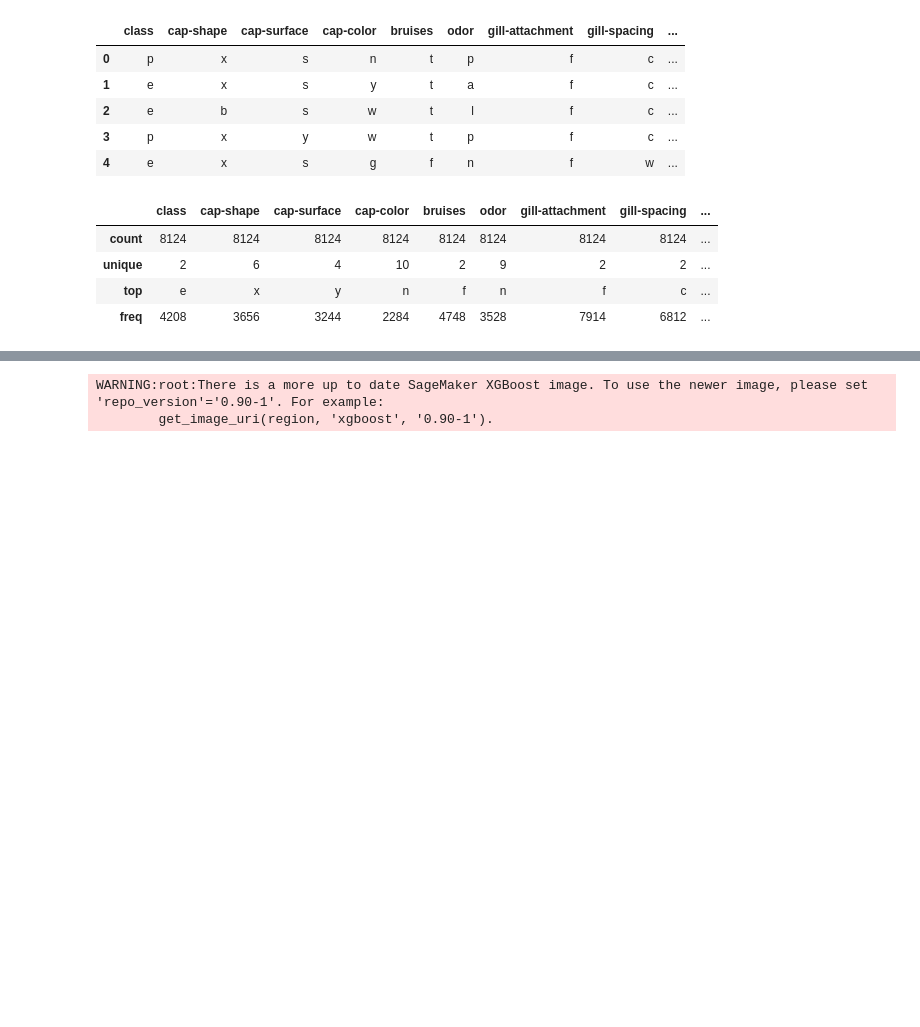
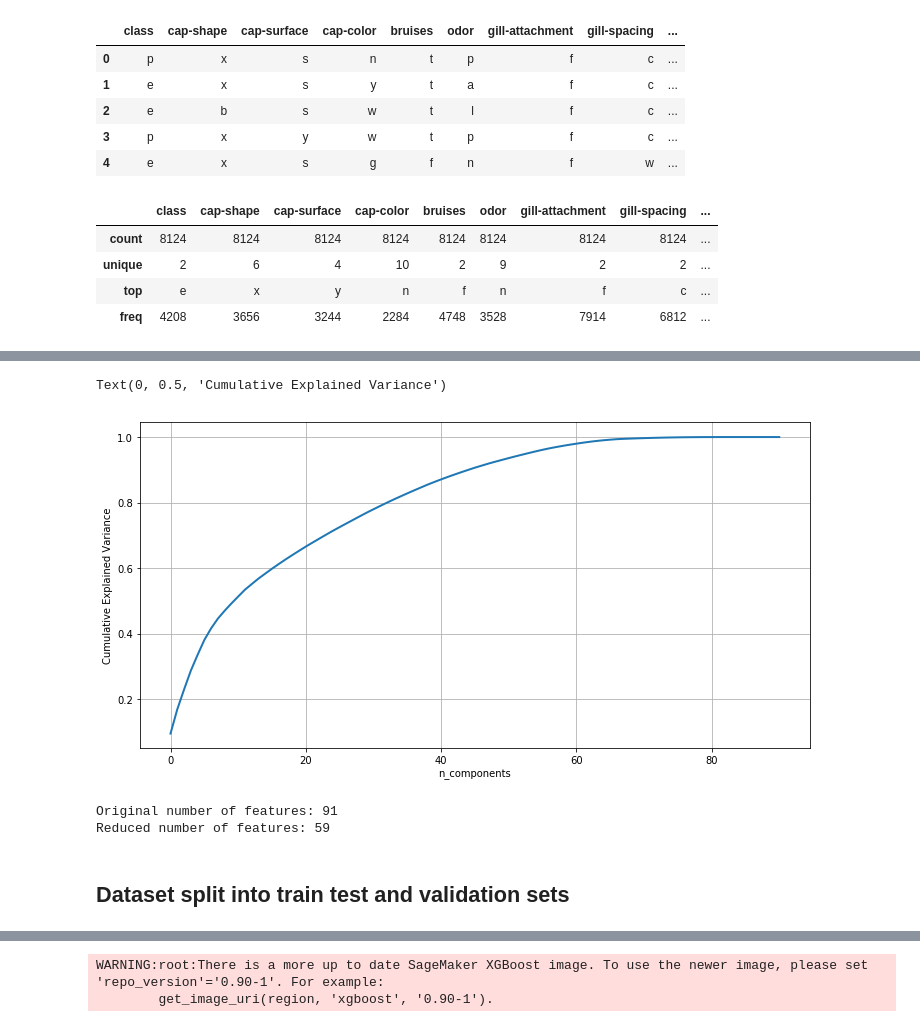
Before and after one commit to Mathiris/mushroom-dataset-analysis-and-prediction-using-aws-sagemaker, a Jupyter notebook: notebook.ipynb, the cells around one changed output, grey strips where cells are left out. Drawn from its saved outputs; the diff is of its cells as text; code cells hidden in the pictures; blank space fills up the shorter version.

```diff
--- a/notebook.ipynb
+++ b/notebook.ipynb
@@ -99,0 +228,33 @@ Y = df['class']
+# %%
+# I'll create a CDF for number of features, to answer that question
+pca = PCA(n_components=91)
+X_pca = pca.fit_transform(X_std)
+
+percent_var_explained = pca.explained_variance_ / np.sum(pca.explained_variance_)
+
+cum_var_explained = np.cumsum(percent_var_explained)
+
+# Plot the PCA Spectrum
+plt.figure(1, figsize=(12, 6))
+plt.clf()
+plt.plot(cum_var_explained, linewidth=2)
+plt.axis('tight')
+plt.grid()
+plt.xlabel('n_components')
+plt.ylabel('Cumulative Explained Variance')
+# %% [output]
+Text(0, 0.5, 'Cumulative Explained Variance')
+[figure, added]
+# %%
+# Create a PCA that will retain 97 of the variance
+pca = PCA(n_components=0.97, whiten=True)
+
+# Conduct PCA
+X_pca = pca.fit_transform(X_std)
+
+# Show the result
+print('Original number of features:', X_dummy.shape[1])
+print('Reduced number of features:', X_pca.shape[1])
+# %% [output]
+Original number of features: 91
+Reduced number of features: 59
@@ -99,0 +274,2 @@ Y = df['class']
+# %% [markdown]
+## Dataset split into train test and validation sets
```
Also changed, not shown: parts of 54 cells of this notebook.
